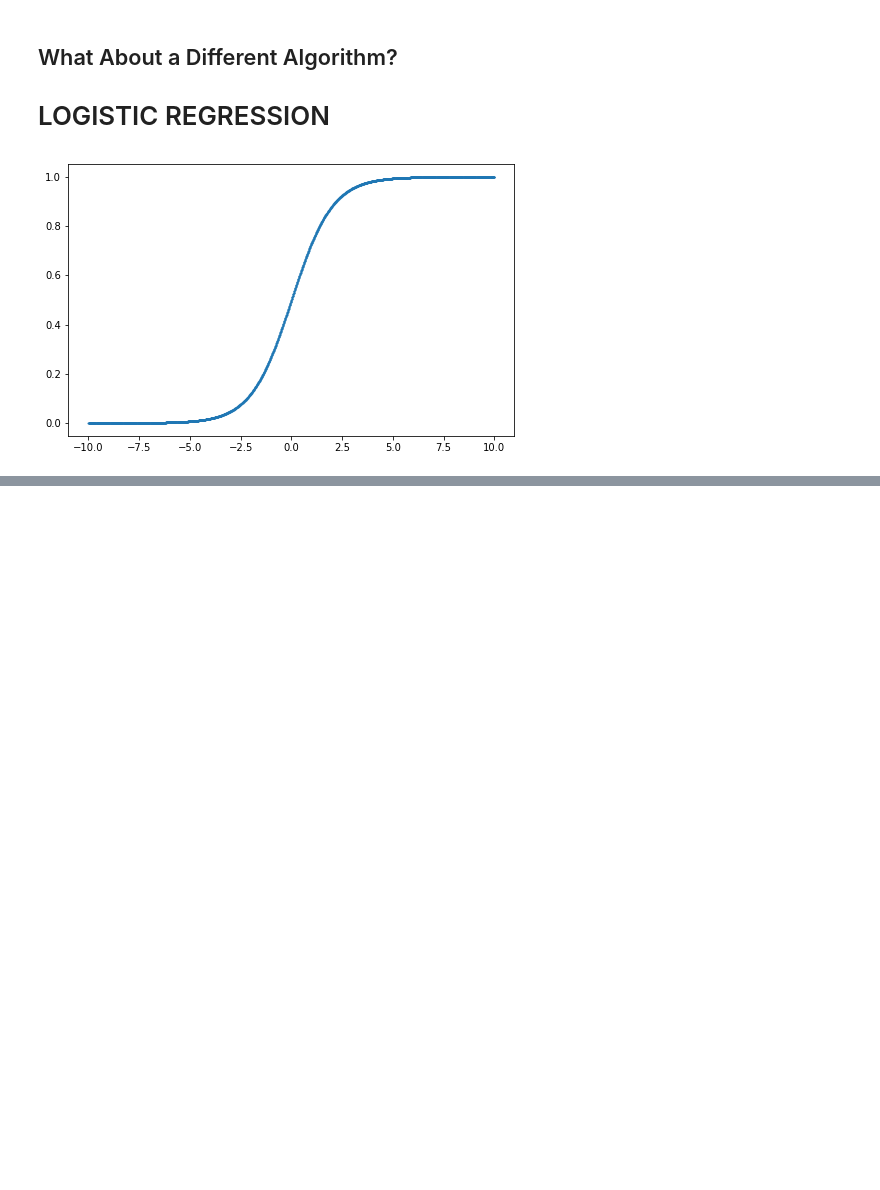
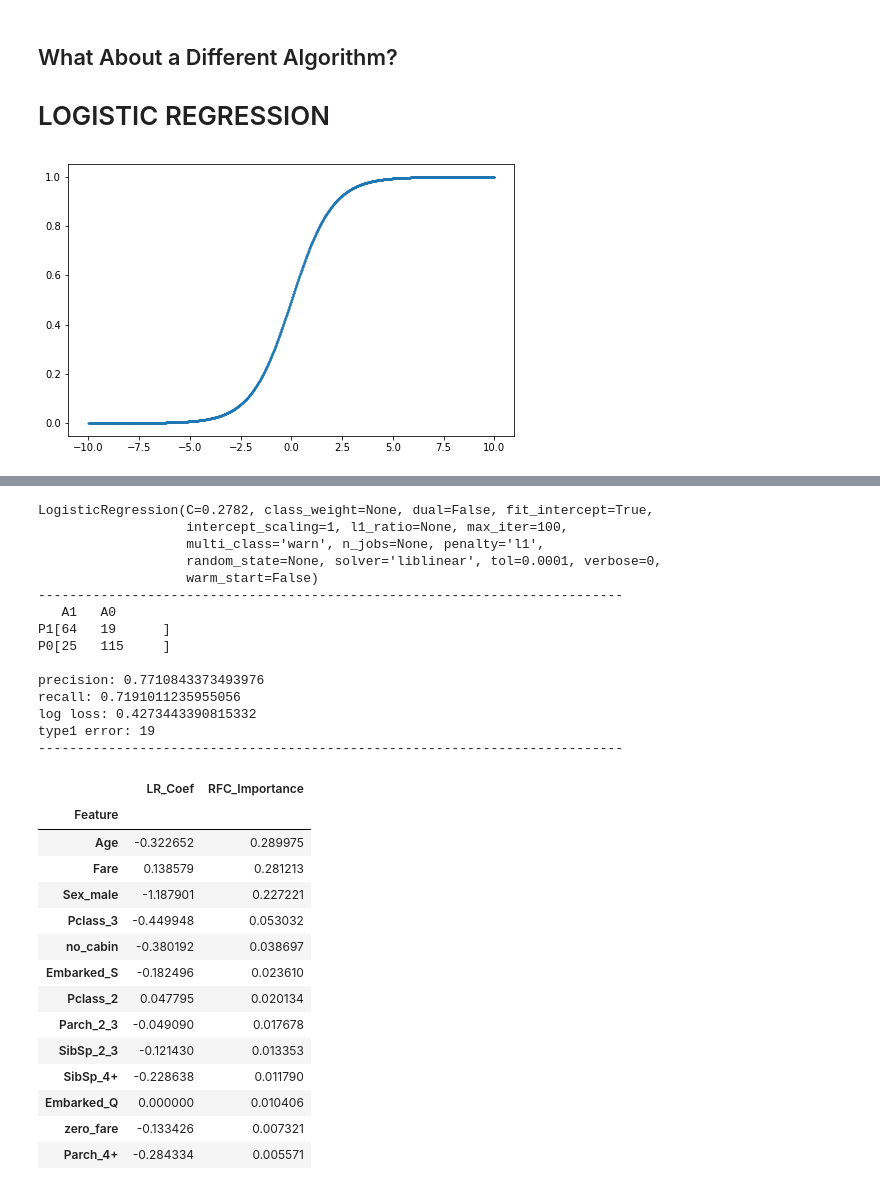
Before and after one commit to agbs2k8/ML_Example_Notebooks, a Jupyter notebook: 03_Titanic_Classification.ipynb, the cells around one changed output, grey strips where cells are left out. Drawn from its saved outputs; the diff is of its cells as text; code cells hidden in the pictures; blank space fills up the shorter version.

```diff
--- a/03_Titanic_Classification.ipynb
+++ b/03_Titanic_Classification.ipynb
@@ -173,8 +173,8 @@ recall: 0.7191011235955056
 log loss: 0.44518239374567853
 type1 error: 22
 # %%
-important_features = pd.DataFrame([x for x in zip(cols, rfc.feature_importances_)], columns=['Feature', 'Importance']).sort_values(by='Importance', ascending=False)
-important_features
+important_features2 = pd.DataFrame(zip(cols2, rfc.feature_importances_), columns=['Feature', 'Importance']).sort_values(by='Importance', ascending=False)
+important_features2
 # %% [output]
 |  | Feature | Importance |
 | 2 | Fare | 0.273453 |
@@ -251,0 +255,50 @@ pd.DataFrame(zip(cols, clf.best_estimator_.coef_[0]), columns=['Feature', 'Coef'
+# %%
+lr2 = LogisticRegression()
+parameters2 = {'penalty':['l1'], 'C':np.linspace(1e-1, 1e1, num=1001), 'solver':['liblinear']}
+clf2 = GridSearchCV(lr2, parameters2, scoring="neg_log_loss", cv=5, n_jobs=-1)
+clf2.fit(X_train, y_train)
+print(clf2.best_estimator_)
+print('-'*75)
+lr2_pred_y = clf2.predict(X_test)
+cm = sklearn.metrics.confusion_matrix(y_test, lr2_pred_y)
+tn, fp, fn, tp = cm.ravel()
+print('   A1\tA0\nP1[{}\t{}\t]\nP0[{}\t{}\t]'.format(tp, fp, fn, tn), end='\n\n')
+print(f'precision: {tp/(tp+fp)}')
+print(f'recall: {tp/(tp+fn)}')
+print(f'log loss: {sklearn.metrics.log_loss(y_test, clf2.predict_proba(X_test))}')
+print(f'type1 error: {fp}')
+print('-'*75)
+lr_coefs = pd.DataFrame(zip(cols, clf2.best_estimator_.coef_[0]), columns=['Feature', 'Coef']).sort_values(by='Coef').set_index('Feature')
+features = lr_coefs.join(important_features.set_index('Feature')).rename(columns={"Importance": "RFC_Importance", "Coef":"LR_Coef"})
+features.sort_values(by='RFC_Importance', ascending=False)
+# %% [output]
+LogisticRegression(C=0.2782, class_weight=None, dual=False, fit_intercept=True,
+                   intercept_scaling=1, l1_ratio=None, max_iter=100,
+                   multi_class='warn', n_jobs=None, penalty='l1',
+                   random_state=None, solver='liblinear', tol=0.0001, verbose=0,
+                   warm_start=False)
+---------------------------------------------------------------------------
+   A1   A0
+P1[64   19      ]
+P0[25   115     ]
+
+precision: 0.7710843373493976
+recall: 0.7191011235955056
+log loss: 0.4273443390815332
+type1 error: 19
+---------------------------------------------------------------------------
+|  | LR_Coef | RFC_Importance |
+| Feature |  |  |
+| Age | -0.322652 | 0.289975 |
+| Fare | 0.138579 | 0.281213 |
+| Sex_male | -1.187901 | 0.227221 |
+| Pclass_3 | -0.449948 | 0.053032 |
+| no_cabin | -0.380192 | 0.038697 |
+| Embarked_S | -0.182496 | 0.023610 |
+| Pclass_2 | 0.047795 | 0.020134 |
+| Parch_2_3 | -0.049090 | 0.017678 |
+| SibSp_2_3 | -0.121430 | 0.013353 |
+| SibSp_4+ | -0.228638 | 0.011790 |
+| Embarked_Q | 0.000000 | 0.010406 |
+| zero_fare | -0.133426 | 0.007321 |
+| Parch_4+ | -0.284334 | 0.005571 |
```
Also changed, not shown: parts of 9 cells of this notebook.
